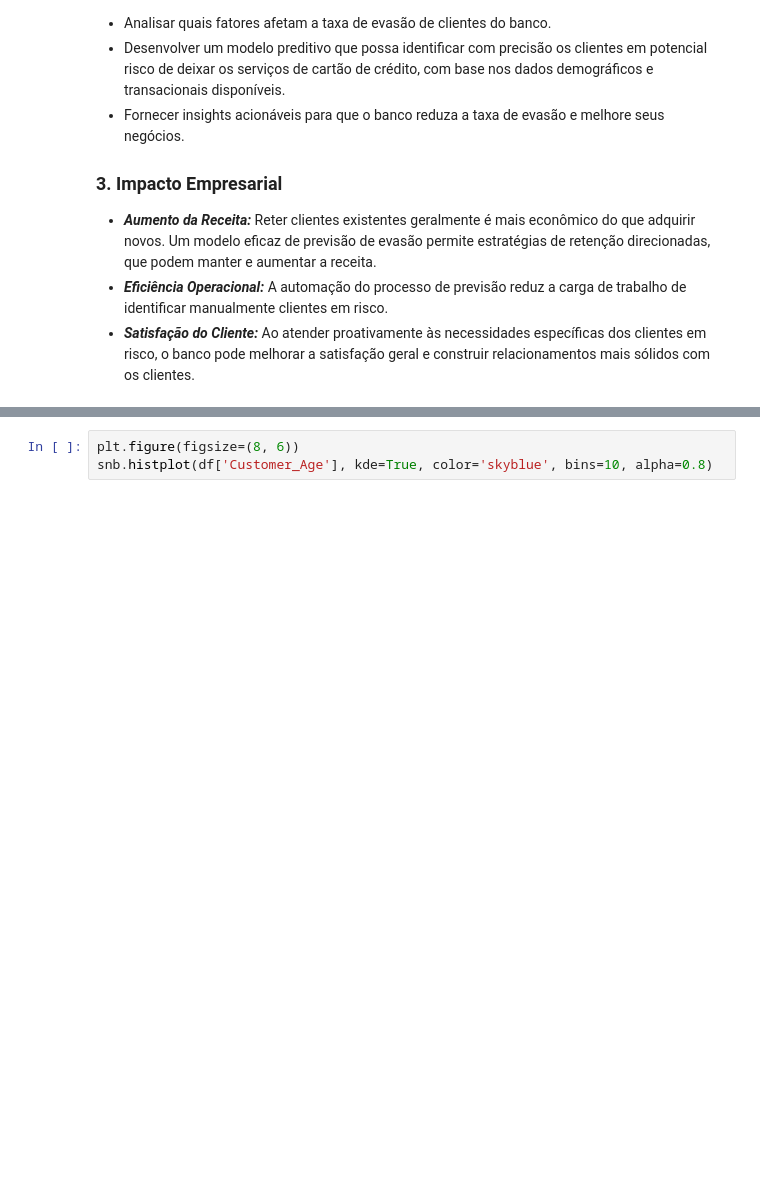
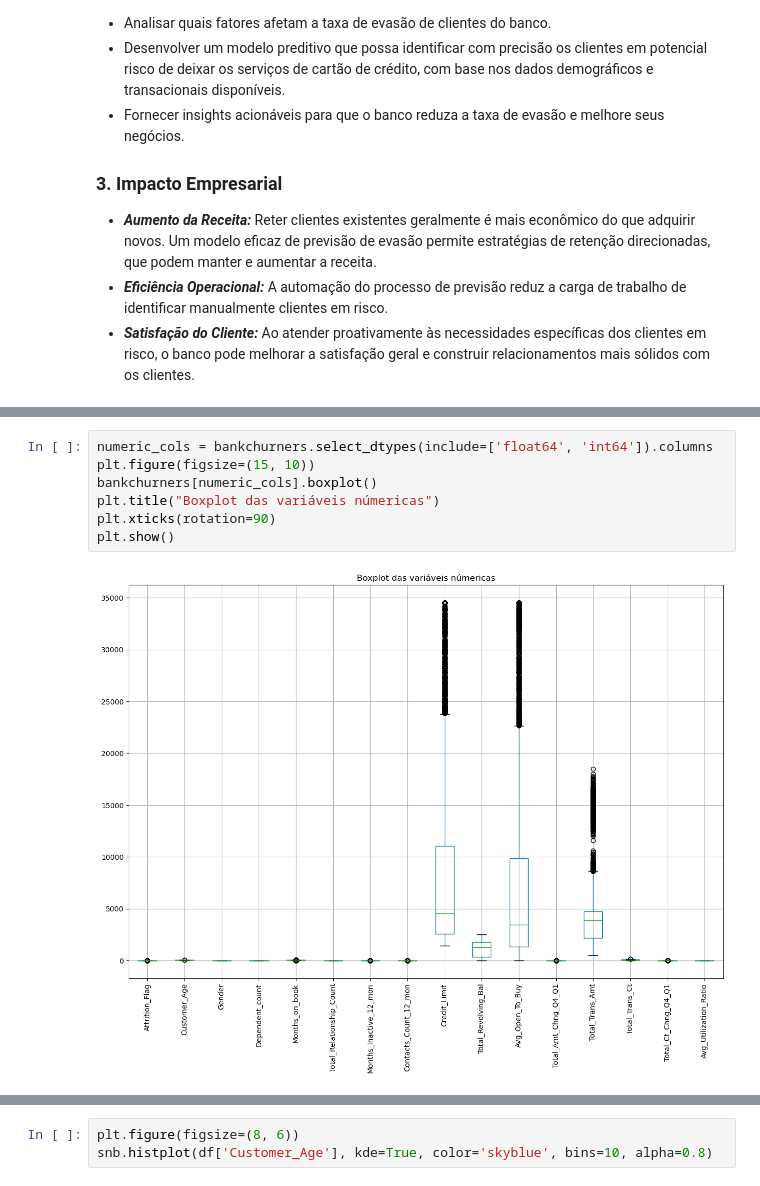
Before and after one commit to wellisonS/Credit-Card, a Jupyter notebook: EDA.ipynb, the cells around one changed output, grey strips where cells are left out. Cells and saved outputs as stored; diff of their text form; blank space fills up the shorter version.

```diff
--- a/EDA.ipynb
+++ b/EDA.ipynb
@@ -120,0 +171,9 @@ snb.countplot(data=df,x='Card_Category')
+# %%
+numeric_cols = bankchurners.select_dtypes(include=['float64', 'int64']).columns
+plt.figure(figsize=(15, 10))
+bankchurners[numeric_cols].boxplot()
+plt.title("Boxplot das variáveis númericas")
+plt.xticks(rotation=90)
+plt.show()
+# %% [output]
+[figure, added]
```
Also changed, not shown: parts of 29 cells of this notebook.
